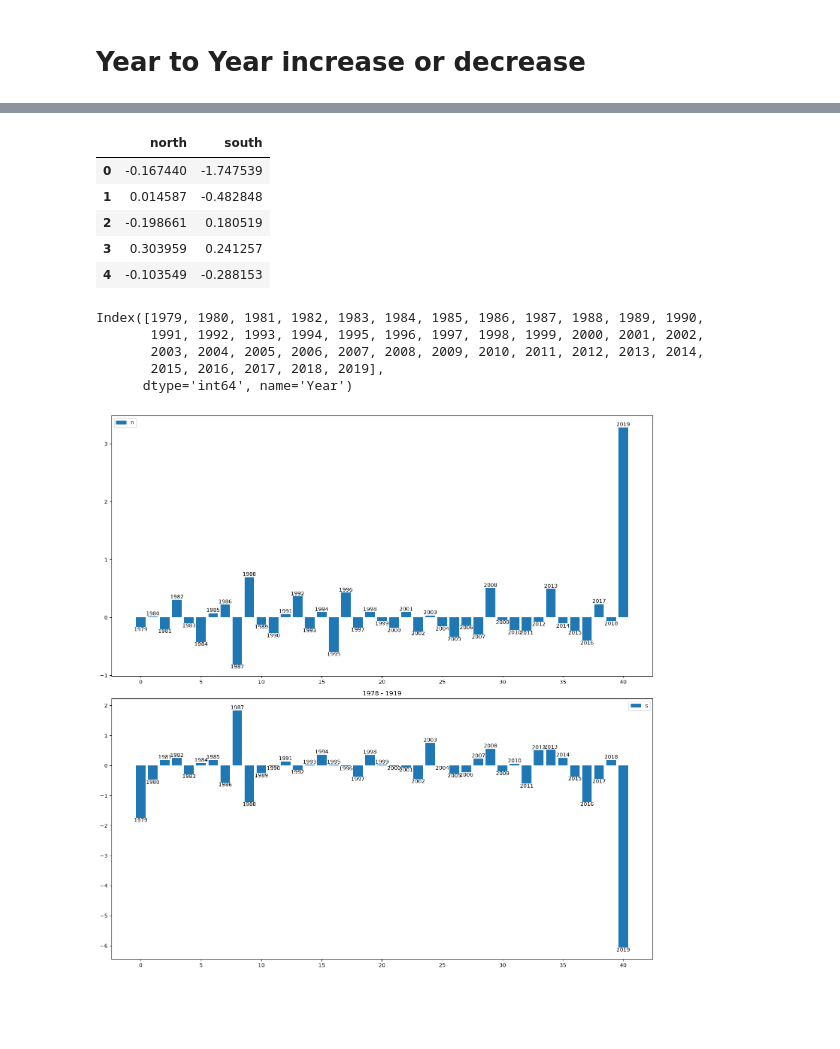
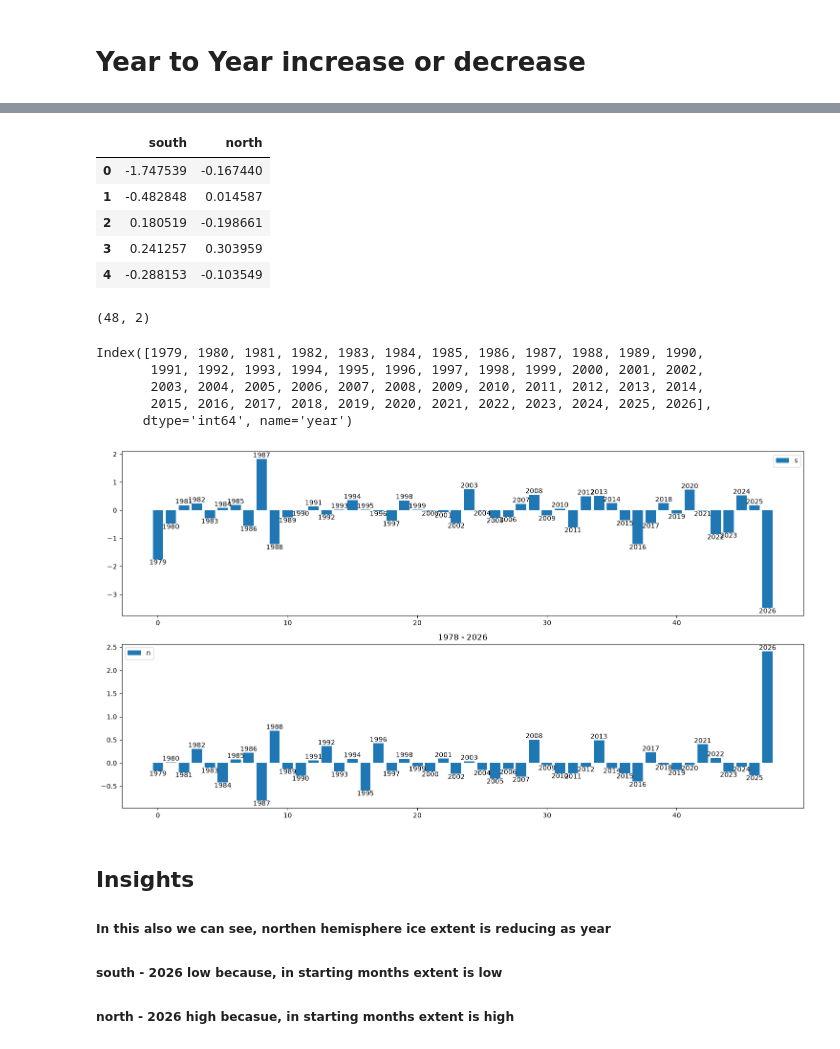
Before and after one commit to MagarVivek009/Exploratory-Data-Analysis-EDA-, a Jupyter notebook: seaice.ipynb, the cells around one changed output, grey strips where cells are left out. Saved outputs shown, nothing was run; the diff lists cells and outputs as text; code cells hidden in the pictures; blank space fills up the shorter version.

```diff
--- a/seaice.ipynb
+++ b/seaice.ipynb
@@ -5,6 +5,7 @@ import pandas as pd
 import matplotlib.pyplot as plt
 import seaborn as sns
 # %%
-df = pd.read_csv(r"C:\Users\Vivek\Downloads\seaice.csv\seaice.csv")
+df_s = pd.read_csv(r"C:\Users\Vivek\Downloads\S_seaice_extent_daily_v4.0.csv")
+df_n = pd.read_csv(r"C:\Users\Vivek\Downloads\N_seaice_extent_daily_v4.0.csv")
 # %% [markdown]
 # Overview
@@ -119,3 +75,3 @@ Index(['Year', ' Month', ' Day', 'Extent', 'hemisphere'], dtype='str')
 # %%
-yearwise_extent = df.groupby(['Year','hemisphere'])['Extent'].mean()
-yearwise_extent
+df_s_yearwise_extent = df_s.groupby('year')['extent'].mean()
+df_n_yearwise_extent = df_n.groupby('year')['extent'].mean()
@@ -262,14 +140,14 @@ np.float64(12.487)
 # %%
 array1 = []
 array2 = []
-columns = ['north', 'south']
+#columns = ['north', 'south']
 
-for j in range(1,42):
-    diff = (yearwise_extent_unstack.iloc[j,0]) - (yearwise_extent_unstack.iloc[j - 1,0])
+for j in range(1,df_s_yearwise_extent.shape[0]):
+    diff = (df_s_yearwise_extent.iloc[j]) - (df_s_yearwise_extent.iloc[j - 1])
     # print(f"{yearwise_extent_unstack.iloc[j,i]}:{diff}" )
     array1.append(diff)
 
-for j in range(1,42):
-    diff = (yearwise_extent_unstack.iloc[j,1]) - (yearwise_extent_unstack.iloc[j - 1,1])
+for j in range(1,df_n_yearwise_extent.shape[0]):
+    diff = (df_n_yearwise_extent.iloc[j]) - (df_n_yearwise_extent.iloc[j - 1])
     # print(f"{yearwise_extent_unstack.iloc[j,i]}:{diff}" )
     array2.append(diff)
@@ -288,35 +154,45 @@ array([-0.16743956,  0.0145871 , -0.1986612 ,  0.30395872, -0.10354888,
 # %%
 dict_diff = {
-    "north" : pd.Series(array1),
-    "south" : pd.Series(array2)
+    "south" : pd.Series(array1),
+    "north" : pd.Series(array2)
 }
 df_diff = pd.DataFrame(dict_diff)
 df_diff.head()
 # %% [output]
-|  | north | south |
-| 0 | -0.167440 | -1.747539 |
-| 1 | 0.014587 | -0.482848 |
-| 2 | -0.198661 | 0.180519 |
-| 3 | 0.303959 | 0.241257 |
-| 4 | -0.103549 | -0.288153 |
+|  | south | north |
+| 0 | -1.747539 | -0.167440 |
+| 1 | -0.482848 | 0.014587 |
+| 2 | 0.180519 | -0.198661 |
+| 3 | 0.241257 | 0.303959 |
+| 4 | -0.288153 | -0.103549 |
+# %%
+df_diff.shape
+# %% [output]
+(48, 2)
 # %%
-yearwise_extent_unstack.index[1:]
+df_s_yearwise_extent.index[1:]
 # %% [output]
 Index([1979, 1980, 1981, 1982, 1983, 1984, 1985, 1986, 1987, 1988, 1989, 1990,
        1991, 1992, 1993, 1994, 1995, 1996, 1997, 1998, 1999, 2000, 2001, 2002,
        2003, 2004, 2005, 2006, 2007, 2008, 2009, 2010, 2011, 2012, 2013, 2014,
-       2015, 2016, 2017, 2018, 2019],
-      dtype='int64', name='Year')
+       2015, 2016, 2017, 2018, 2019, 2020, 2021, 2022, 2023, 2024, 2025, 2026],
+      dtype='int64', name='year')
 # %%
-fig, ax = plt.subplots(2,1,figsize = (15,15))
-barn = ax[0].bar(df_diff.index, height = df_diff['north'])
-ax[0].legend("north")
-ax[0].bar_label(barn,yearwise_extent_unstack.index[1:])
+fig, ax = plt.subplots(2,1,figsize = (15,8))
+bars = ax[0].bar(df_diff.index, height = df_diff['south'])
+ax[0].legend("south")
+ax[0].bar_label(bars,df_s_yearwise_extent.index[1:])
 
-bars = ax[1].bar(df_diff.index, height = df_diff['south'])
-ax[1].legend("south")
-ax[1].bar_label(bars,yearwise_extent_unstack.index[1:])
-plt.title(label="1978 - 1919")
+barn = ax[1].bar(df_diff.index, height = df_diff['north'])
+ax[1].legend("north")
+ax[1].bar_label(barn,df_n_yearwise_extent.index[1:])
+
+plt.title(label="1978 - 2026")
 plt.tight_layout()
 # %% [output]
-[figure, old version]
+[figure, new version]
+# %% [markdown]
+## Insights
+##### In this also we can see, northen hemisphere ice extent is reducing as year
+##### south - 2026 low because, in starting months extent is low
+##### north - 2026 high becasue, in starting months extent is high
```
Also changed, not shown: parts of 34 cells of this notebook.
